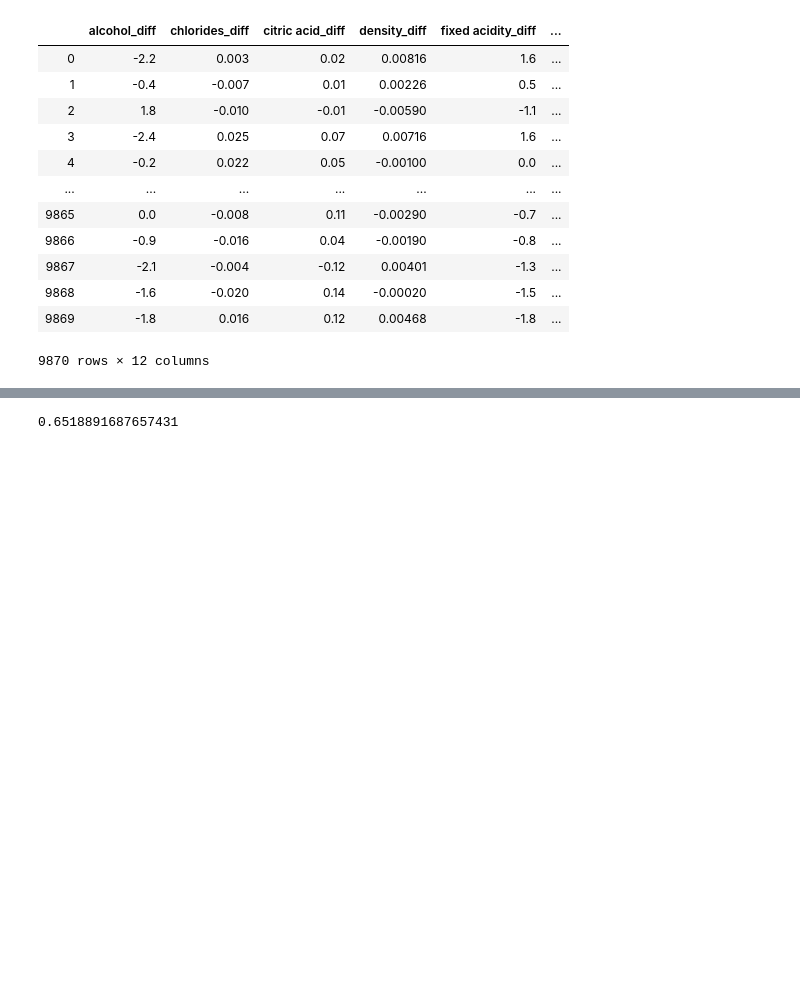
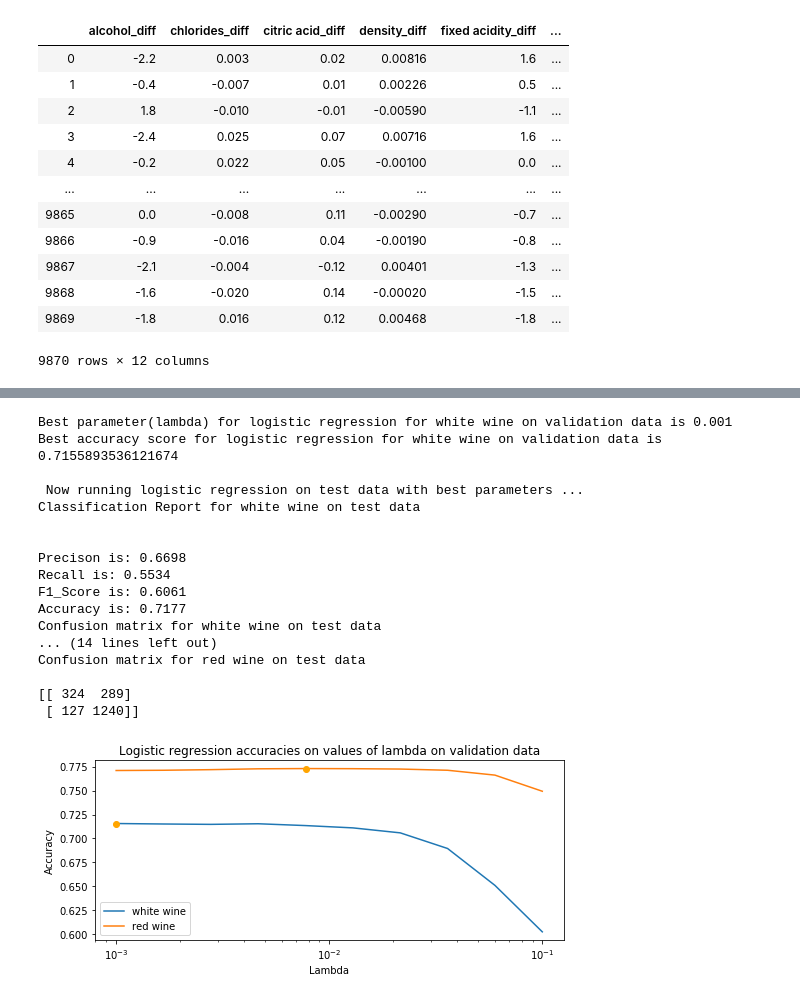
Before and after one commit to RayHYAN/INST0060_GroupWork, a Jupyter notebook: PROJECT CODE/Data pre processing.ipynb, the cells around one changed output, grey strips where cells are left out. Cells and saved outputs as stored; diff of their text form; code cells hidden in the pictures; blank space fills up the shorter version.

Commit message:
Added cv for logistic regression

```diff
--- a/PROJECT CODE/Data pre processing.ipynb
+++ b/PROJECT CODE/Data pre processing.ipynb
@@ -269,13 +175,3 @@ print(accuracy)
-# %%
-from fomlads.model.classification import logistic_regression_fit
-from fomlads.model.classification import logistic_regression_predict
-
-R_inputs,R_targets,R_test_inputs,R_test_targets = dframe_train_test_input_target(FM_RED,0.8)#W stands for white
-
-R_weight = logistic_regression_fit(R_inputs,R_targets)
-predicted_wine_targets = logistic_regression_predict(R_test_inputs,weight)
-accuracy = accuracy_score(predicted_wine_targets,R_test_targets)
-
-print(accuracy)
-# %% [output]
-0.6518891687657431
+# %%
+FM_WHITE = pd.read_csv("FM_WHITE.csv")
+FM_RED = pd.read_csv("FM_RED.csv")
@@ -281,0 +205,10 @@ print(accuracy)
+# %%
+def evaluate_cv_LR(X, y,lamda=0, output=False):
+
+    scores = cross_validation_LR(X, y, cv=5,lamda=lamda)
+    avg_cv = np.mean(scores)
+    var_cv = np.std(scores)
+    if output:
+        print(model)
+        print("avg cv score is:", avg_cv, "std is:", var_cv)
+    return avg_cv, var_cv
@@ -281,0 +254,44 @@ print(accuracy)
+# %%
+def scalar_funct(inputs):
+    """
+    This function takes in the input array for both training and testing and standardises all the columns
+    within the array
+
+    """
+    for i in range(inputs.shape[1]):
+        mean_i = np.mean(inputs[:,i])
+        std_i = np.std(inputs[:,i])
+        inputs[:,i] = (inputs[:,i] - mean_i)/std_i
+    return inputs
+
+W_validation_inputs,W_validation_targets,W_test_inputs,W_test_targets = dframe_train_test_input_target(FM_WHITE,0.2)#W stands for white
+
+R_validation_inputs,R_validation_targets,R_test_inputs,R_test_targets = dframe_train_test_input_target(FM_RED,0.2) #R stands for Red
+
+
+scalar_funct(W_validation_inputs)
+scalar_funct(W_test_inputs)
+scalar_funct(R_validation_inputs)
+scalar_funct(R_test_inputs)
+
+LR_lambda_cv(W_validation_inputs,W_validation_targets,W_test_inputs,W_test_targets,wine_type='white wine',lambda_list = np.logspace(-3,-1,10))
+LR_lambda_cv(R_validation_inputs,R_validation_targets,R_test_inputs,R_test_targets,wine_type='red wine',lambda_list = np.logspace(-3,-1,10))
+# %% [output]
+Best parameter(lambda) for logistic regression for white wine on validation data is 0.001
+Best accuracy score for logistic regression for white wine on validation data is 0.7155893536121674
+
+ Now running logistic regression on test data with best parameters ...
+Classification Report for white wine on test data
+
+
+Precison is: 0.6698
+Recall is: 0.5534
+F1_Score is: 0.6061
+Accuracy is: 0.7177
+Confusion matrix for white wine on test data
+... (14 lines left out)
+Confusion matrix for red wine on test data
+
+[[ 324  289]
+ [ 127 1240]]
+[figure, added]
```
Also changed, not shown: parts of 14 cells of this notebook.
